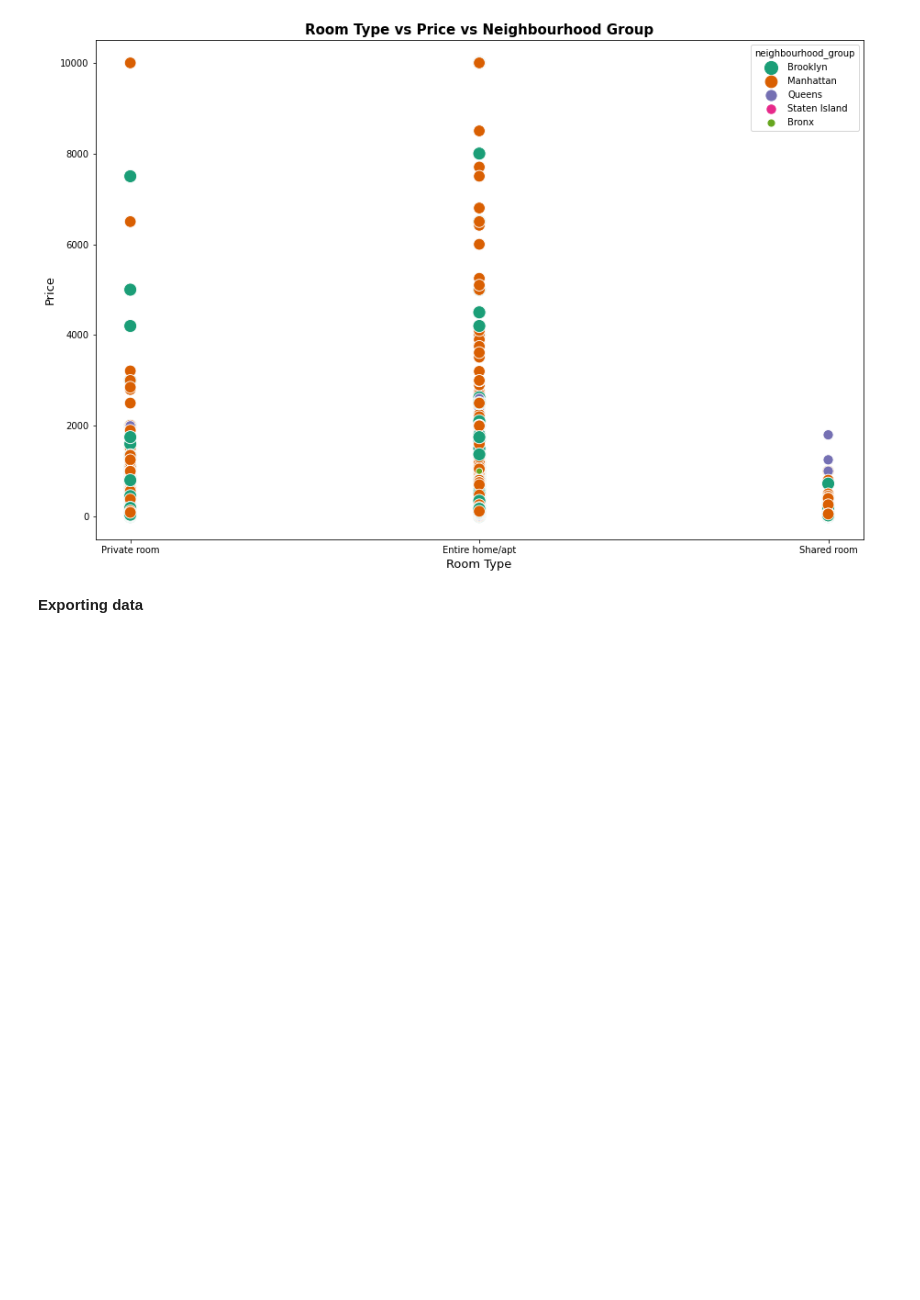
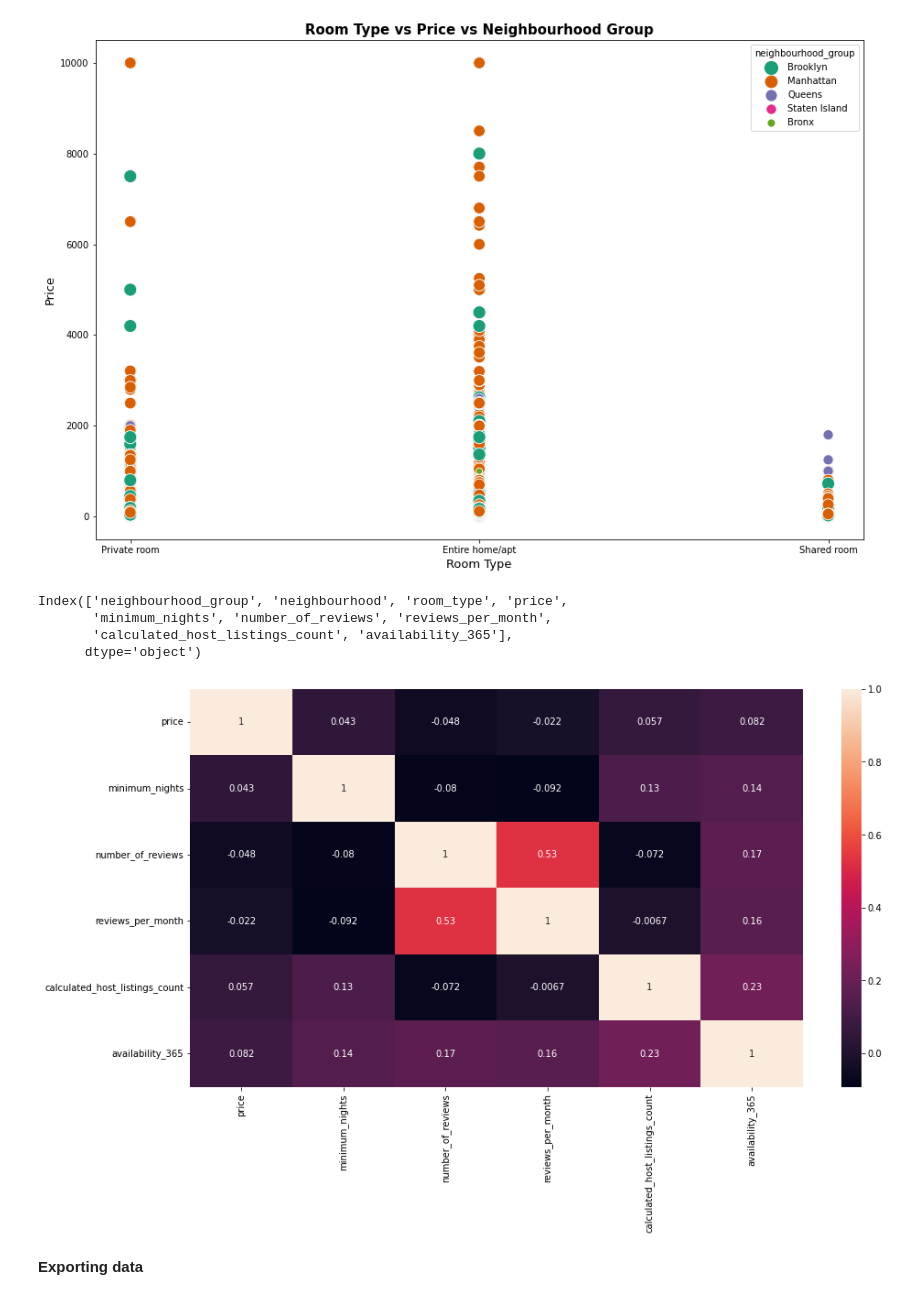
Before and after one commit to eshan-srivastava/dac-airbnb-project, a Jupyter notebook: notebooks/Data Cleaning.ipynb, the cells around one changed output. Drawn from its saved outputs; the diff is of its cells as text; code cells hidden in the pictures; blank space fills up the shorter version.

```diff
--- a/notebooks/Data Cleaning.ipynb
+++ b/notebooks/Data Cleaning.ipynb
@@ -191,10 +203,16 @@ Text(0.5, 1.0, 'Room Type vs Price vs Neighbourhood Group')
 # %%
 #drop more columns before correlation matrix with pearson method
 #we cannot really use host_id for modelling
-df1.drop(["host_id","latitude","longitude"], axis=1)
+df1 = df1.drop(["host_id","latitude","longitude"], axis=1)
 corr = df1.corr(method='pearson')
 plt.figure(figsize=(15,8))
 sns.heatmap(corr, annot=True)
 df1.columns
+# %% [output]
+Index(['neighbourhood_group', 'neighbourhood', 'room_type', 'price',
+       'minimum_nights', 'number_of_reviews', 'reviews_per_month',
+       'calculated_host_listings_count', 'availability_365'],
+      dtype='object')
+[figure, added]
 # %%
 #do categorial data handling here
```
Also changed, not shown: parts of 7 cells of this notebook, 5 other files.
